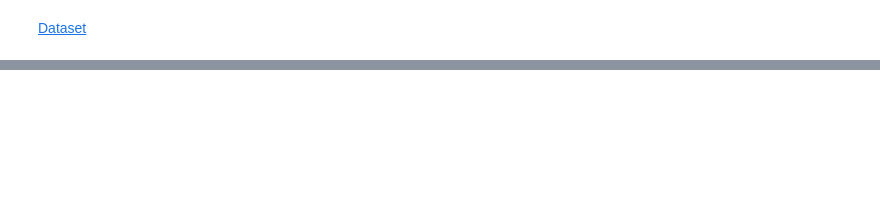
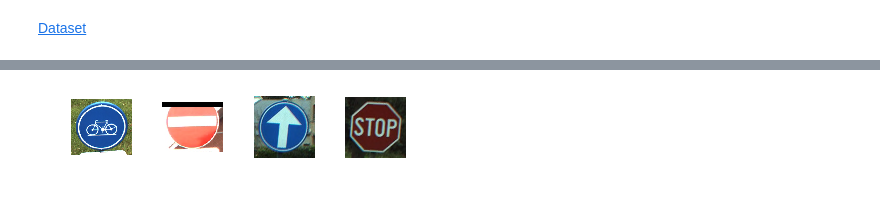
Before and after one commit to veyselkoparal/TensorFlow-tutorials-1, a Jupyter notebook: TensorFlow Tutorial - DataCamp/Belgian Traffic Signs.ipynb, the cells around one changed output, grey strips where cells are left out. Drawn from its saved outputs; the diff is of its cells as text; code cells hidden in the pictures; blank space fills up the shorter version.

```diff
--- a/TensorFlow Tutorial - DataCamp/Belgian Traffic Signs.ipynb
+++ b/TensorFlow Tutorial - DataCamp/Belgian Traffic Signs.ipynb
@@ -32,0 +129,14 @@ images, labels = load_data(train_data_directory)
+# %%
+# Determine the (random) indexes of the images that you want to see
+traffic_signs = [300, 2250, 3650, 4000]
+
+# Fill out the subplots with the random images that you defined
+for i in range(len(traffic_signs)):
+    plt.subplot(1, 4, i+1)
+    plt.axis('off')
+    plt.imshow(images[traffic_signs[i]])
+    plt.subplots_adjust(wspace=0.5)
+
+plt.show()
+# %% [output]
+[figure, added]
```
Also changed, not shown: parts of 19 cells of this notebook.
